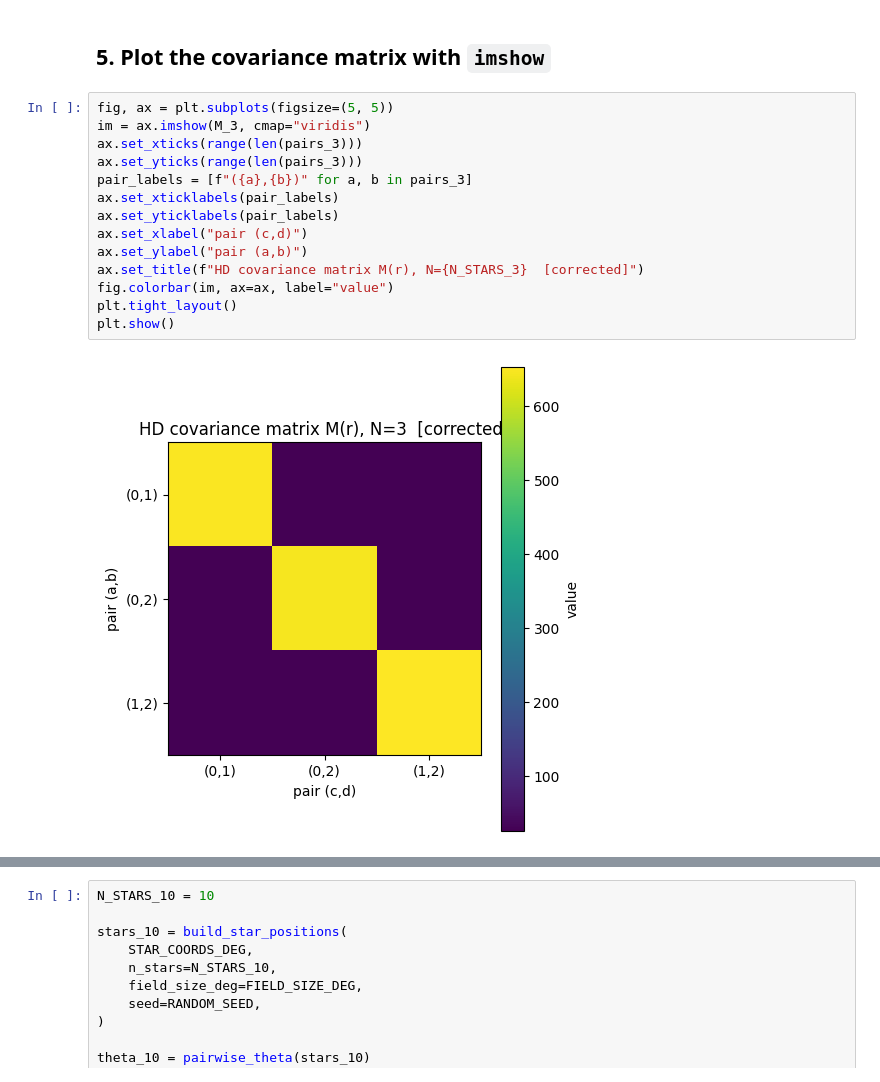
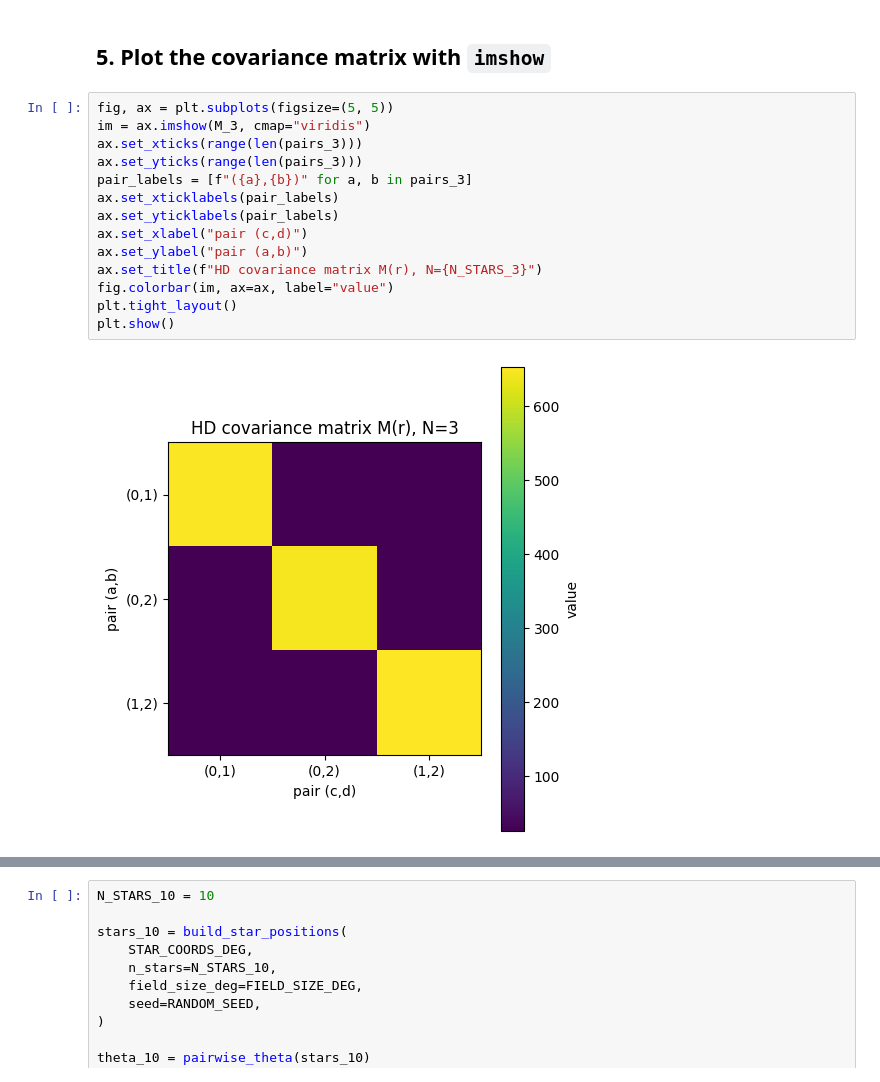
Before and after one commit to sydneyleggio/astrometry-toy-model, a Jupyter notebook: HD_covariance_check.ipynb, the cells around one changed output, grey strips where cells are left out. Cells and saved outputs as stored; diff of their text form.

```diff
--- a/HD_covariance_check.ipynb
+++ b/HD_covariance_check.ipynb
@@ -331,19 +236,19 @@ Diagonal entries (one per pair, expected to differ -- see note above):
 # %%
 fig, ax = plt.subplots(figsize=(5, 5))
 im = ax.imshow(M_3, cmap="viridis")
 ax.set_xticks(range(len(pairs_3)))
 ax.set_yticks(range(len(pairs_3)))
 pair_labels = [f"({a},{b})" for a, b in pairs_3]
 ax.set_xticklabels(pair_labels)
 ax.set_yticklabels(pair_labels)
 ax.set_xlabel("pair (c,d)")
 ax.set_ylabel("pair (a,b)")
-ax.set_title(f"HD covariance matrix M(r), N={N_STARS_3}  [corrected]")
+ax.set_title(f"HD covariance matrix M(r), N={N_STARS_3}")
 fig.colorbar(im, ax=ax, label="value")
 plt.tight_layout()
 plt.show()
 # %% [output]
-[figure, old version]
+[figure, new version]
 # %% [markdown]
 ## 6. Check matrix entries against the calculated $C_{ab,cd}$
 
```
Also changed, not shown: parts of 26 cells of this notebook, 4 other files.
